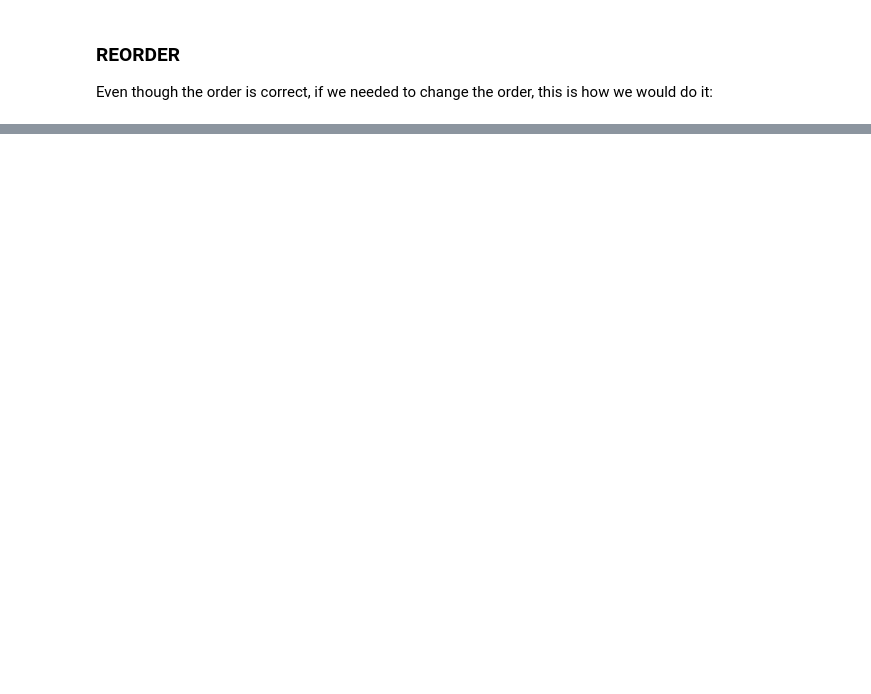
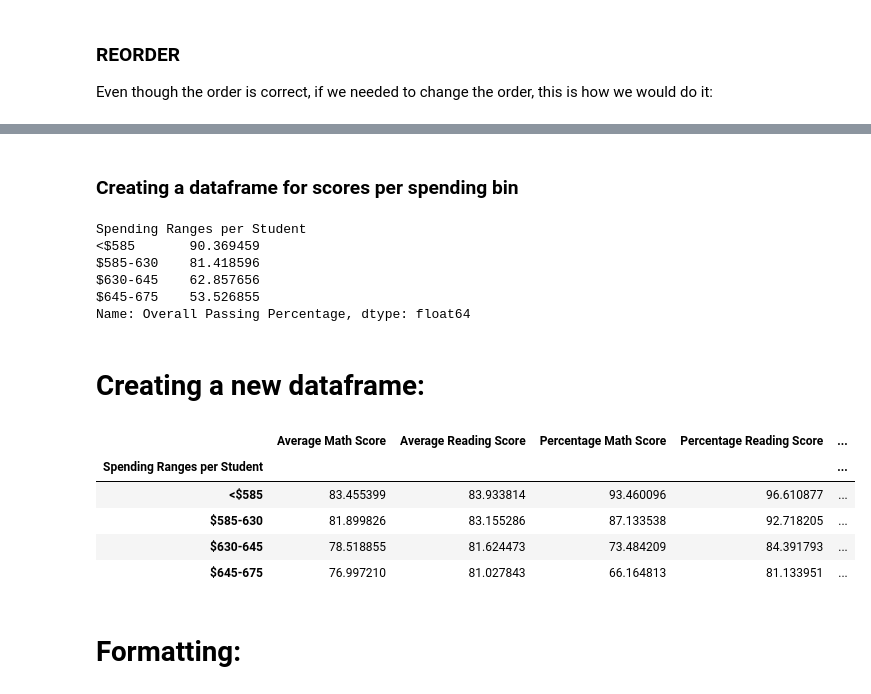
Before and after one commit to SoumyaAbraham/School_District_Analysis, a Jupyter notebook: PyCitySchools.ipynb, the cells around one changed output, grey strips where cells are left out. Cells and saved outputs as stored; diff of their text form; code cells hidden in the pictures; blank space fills up the shorter version.

Commit message:
spending_summary added

```diff
--- a/PyCitySchools.ipynb
+++ b/PyCitySchools.ipynb
@@ -1232,0 +1298,3 @@ reading_av_by_grade
+# %%
+spending_bins=[0, 585, 630, 645, 675]
+bin_names=["<$585", "$585-630", "$630-645", "$645-675"]
@@ -1232,0 +1303,3 @@ reading_av_by_grade
+# %%
+per_school_summary_df["Spending Ranges per Student"]= pd.cut(budget_per_student, spending_bins, labels= bin_names, right= False)
+per_school_summary_df
@@ -1232,0 +1323,45 @@ reading_av_by_grade
+# %% [markdown]
+### Creating a dataframe for scores per spending bin
+# %%
+#Calculating the averages for desired columns:
+
+
+spending_math_scores= per_school_summary_df.groupby(["Spending Ranges per Student"]).mean()["Average Math Score"]
+
+spending_reading_scores= per_school_summary_df.groupby(["Spending Ranges per Student"]).mean()["Average Reading Score"]
+
+spending_math_percentages= per_school_summary_df.groupby(["Spending Ranges per Student"]).mean()["Math Passing Percentage"]
+
+spending_reading_percentages= per_school_summary_df.groupby(["Spending Ranges per Student"]).mean()["Reading Passing Percentage"]
+
+spending_overall_percentages= per_school_summary_df.groupby(["Spending Ranges per Student"]).mean()["Overall Passing Percentage"]
+# %%
+spending_overall_percentages
+# %% [output]
+Spending Ranges per Student
+<$585       90.369459
+$585-630    81.418596
+$630-645    62.857656
+$645-675    53.526855
+Name: Overall Passing Percentage, dtype: float64
+# %% [markdown]
+# Creating a new dataframe:
+# %%
+spending_summary_df=pd.DataFrame({
+    "Average Math Score":spending_math_scores,
+     "Average Reading Score":spending_reading_scores,
+     "Percentage Math Score":spending_math_percentages,
+     "Percentage Reading Score":spending_reading_percentages,
+     "Overall Passing Percentage":spending_overall_percentages
+
+})
+spending_summary_df
+# %% [output]
+|  | Average Math Score | Average Reading Score | Percentage Math Score | Percentage Reading Score | ... |
+| Spending Ranges per Student |  |  |  |  | ... |
+| <$585 | 83.455399 | 83.933814 | 93.460096 | 96.610877 | ... |
+| $585-630 | 81.899826 | 83.155286 | 87.133538 | 92.718205 | ... |
+| $630-645 | 78.518855 | 81.624473 | 73.484209 | 84.391793 | ... |
+| $645-675 | 76.997210 | 81.027843 | 66.164813 | 81.133951 | ... |
+# %% [markdown]
+# Formatting:
```
Also changed, not shown: parts of 69 cells of this notebook.
